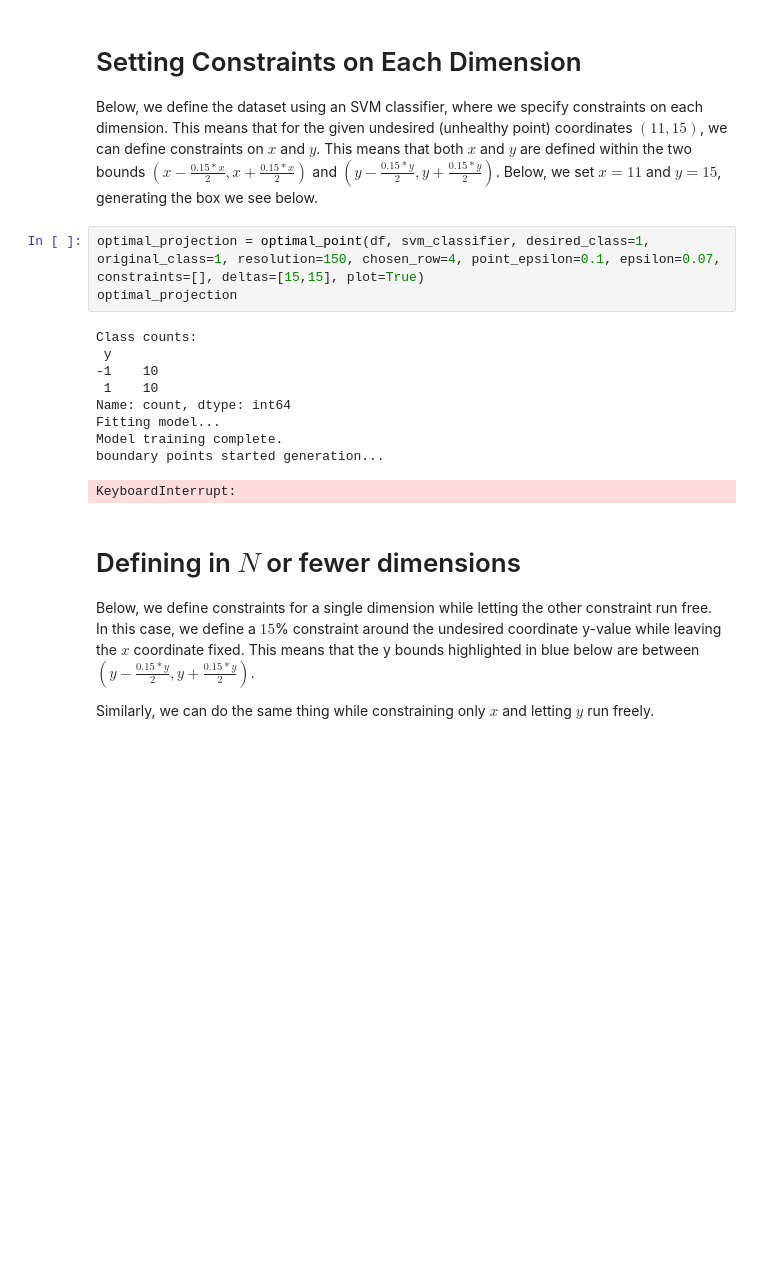
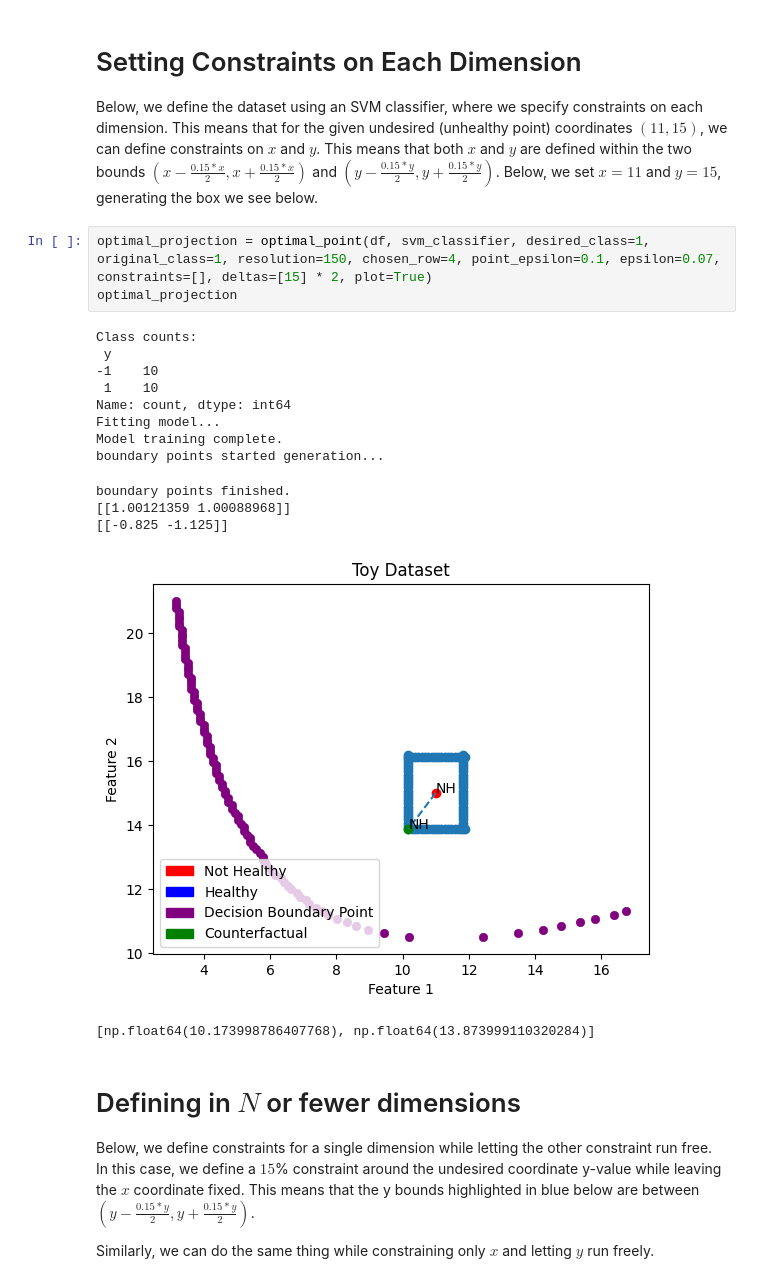
Before and after one commit to dsin85691/SSBA_For_Counterfactuals, a Jupyter notebook: documentation_notebook_gpu.ipynb, the cells around one changed output. Cells and saved outputs as stored; diff of their text form; blank space fills up the shorter version.

```diff
--- a/documentation_notebook_gpu.ipynb
+++ b/documentation_notebook_gpu.ipynb
@@ -1009,18 +973,22 @@ Finding the closest point from the contour line to the point.
 
 Below, we define the dataset using an SVM classifier, where we specify constraints on each dimension. This means that for the given undesired (unhealthy point) coordinates $(11,15)$, we can define constraints on $x$ and $y$. This means that both $x$ and $y$ are defined within the two bounds $(x - \frac{0.15*x}{2}, x + \frac{0.15*x}{2})$ and $(y - \frac{0.15*y}{2}, y + \frac{0.15*y}{2})$. Below, we set $x = 11$ and $y = 15$, generating the box we see below.
 # %%
-optimal_projection = optimal_point(df, svm_classifier, desired_class=1, original_class=1, resolution=150, chosen_row=4, point_epsilon=0.1, epsilon=0.07, constraints=[], deltas=[15,15], plot=True)
+optimal_projection = optimal_point(df, svm_classifier, desired_class=1, original_class=1, resolution=150, chosen_row=4, point_epsilon=0.1, epsilon=0.07, constraints=[], deltas=[15] * 2, plot=True)
 optimal_projection
 # %% [output]
 Class counts:
  y
 -1    10
  1    10
 Name: count, dtype: int64
 Fitting model...
 Model training complete.
 boundary points started generation...
-KeyboardInterrupt:
+boundary points finished.
+[[1.00121359 1.00088968]]
+[[-0.825 -1.125]]
+[figure, added]
+[np.float64(10.173998786407768), np.float64(13.873999110320284)]
 # %% [markdown]
 # Defining in $N$ or fewer dimensions
 
```
Also changed, not shown: parts of 32 cells of this notebook, 10 other files.
